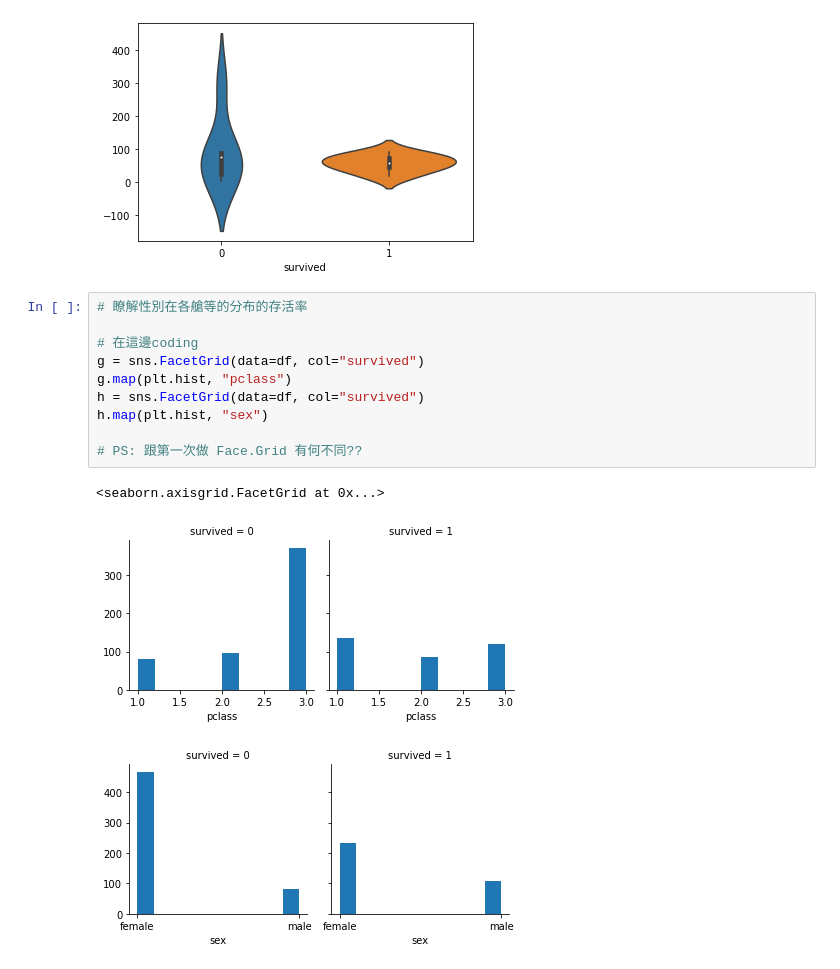
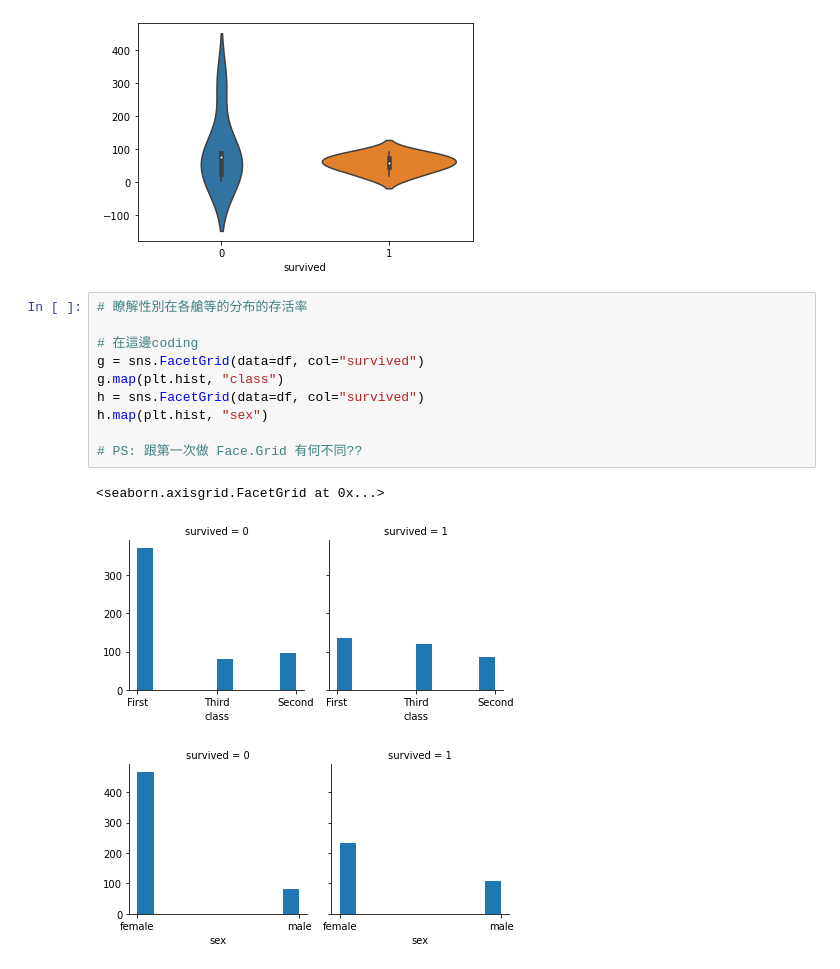
Before and after one commit to rainyjonne/python_marathon, a Jupyter notebook: Data Visualization/21.ipynb, the cells around one changed output. Saved outputs shown, nothing was run; the diff lists cells and outputs as text.

```diff
--- a/Data Visualization/21.ipynb
+++ b/Data Visualization/21.ipynb
@@ -106,14 +107,14 @@ sns.violinplot(data=survived_counts)
 # %%
 # 瞭解性別在各艙等的分布的存活率
 
 # 在這邊coding
 g = sns.FacetGrid(data=df, col="survived")
-g.map(plt.hist, "pclass")
+g.map(plt.hist, "class")
 h = sns.FacetGrid(data=df, col="survived")
 h.map(plt.hist, "sex")
 
 # PS: 跟第一次做 Face.Grid 有何不同??
 # %% [output]
 <seaborn.axisgrid.FacetGrid at 0x...>
-[figure, old version]
+[figure, new version]
 [figure]
```
Also changed, not shown: parts of 2 cells of this notebook.
